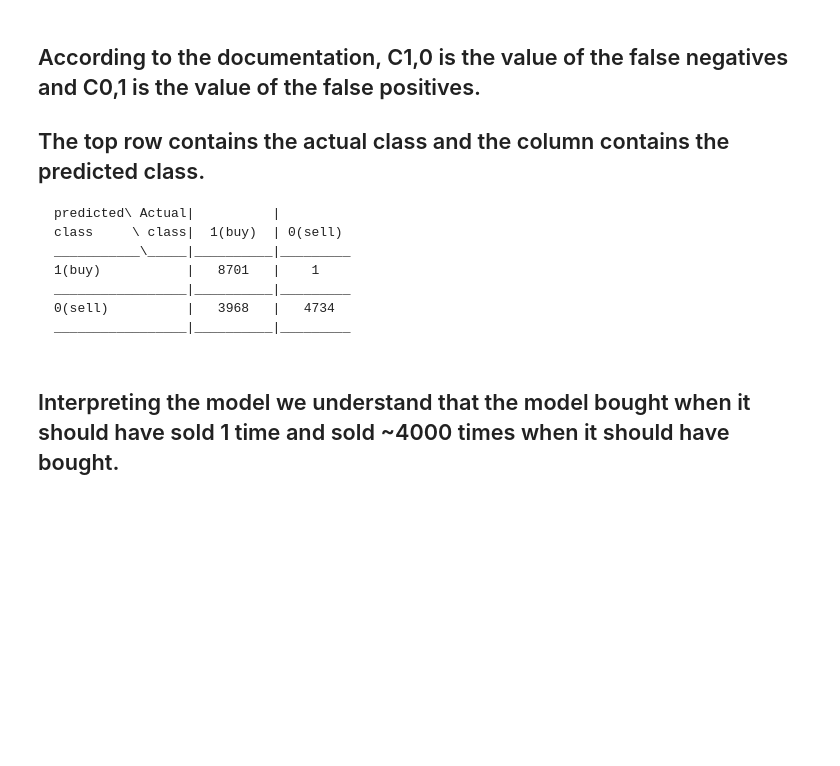
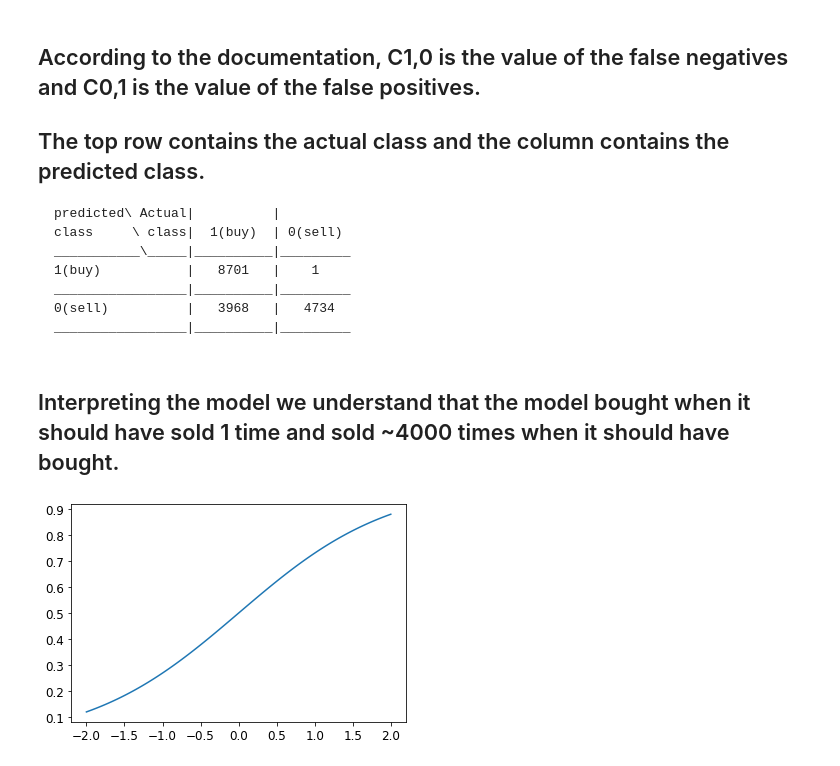
Before and after one commit to ClaudiuFilip110/Bachelor-s-thesis, a Jupyter notebook: predicting_crypto_RNN.ipynb, the cells around one changed output. Cells and saved outputs as stored; diff of their text form; code cells hidden in the pictures; blank space fills up the shorter version.

```diff
--- a/predicting_crypto_RNN.ipynb
+++ b/predicting_crypto_RNN.ipynb
@@ -417,3 +442,10 @@ _________________|__________|_________
 </pre>
 # %% [markdown]
 ## Interpreting the model we understand that the model bought when it should have sold 1 time and sold ~4000 times when it should have bought.
+# %%
+from fastai.vision.all import *
+from fastbook import *
+
+plot_function(F.sigmoid)
+# %% [output]
+[figure, added]
```
Also changed, not shown: parts of 15 cells of this notebook, 20 other files.
